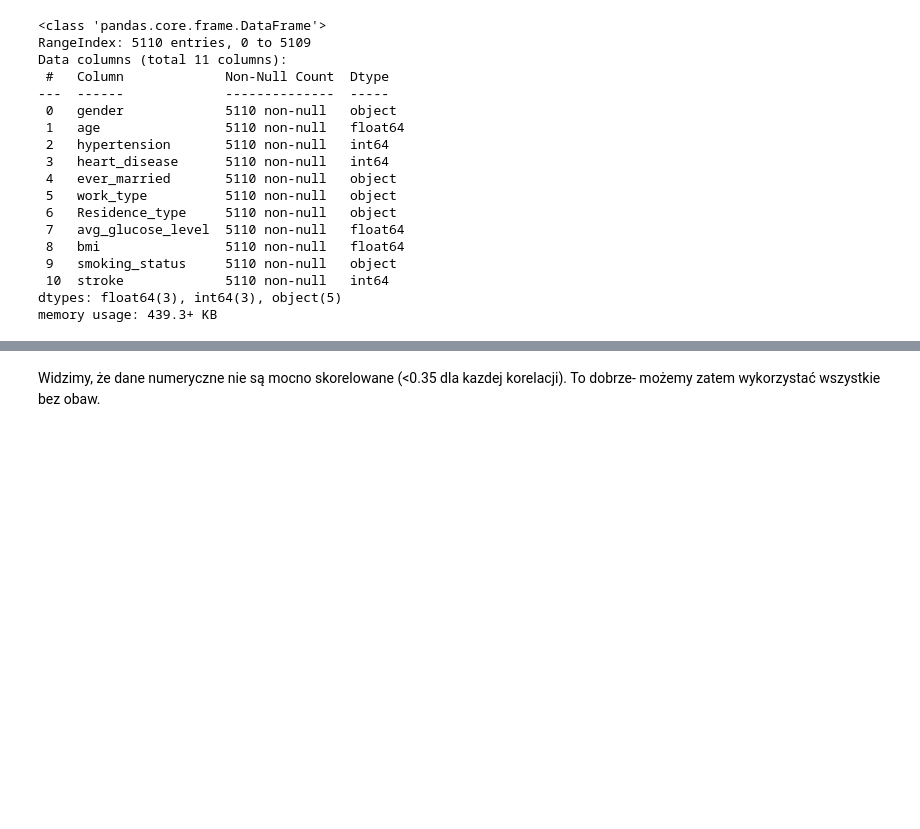
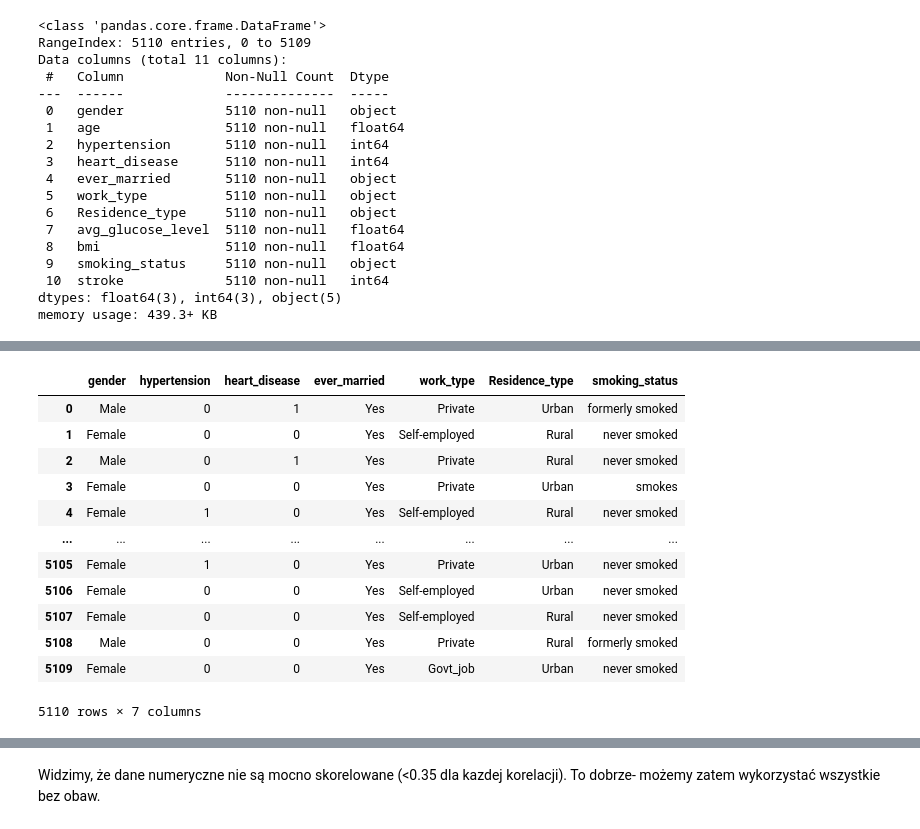
Before and after one commit to she3r/Projekt_PSI, a Jupyter notebook: Projekt zaliczeniowy/project.ipynb, the cells around one changed output, grey strips where cells are left out. Cells and saved outputs as stored; diff of their text form; code cells hidden in the pictures; blank space fills up the shorter version.

```diff
--- a/Projekt zaliczeniowy/project.ipynb
+++ b/Projekt zaliczeniowy/project.ipynb
@@ -154,0 +157,9 @@ numerical_data
+# %%
+# q1 = [0,np.quantile(data['age'],0.4),np.quantile(data['age'],0.65),np.quantile(data['age'],0.8),np.max(data['age'])]
+q2 = [0,np.quantile(data['avg_glucose_level'],0.3),np.quantile(data['avg_glucose_level'],0.6),np.quantile(data['avg_glucose_level'],0.8),np.max(data['avg_glucose_level'])]
+# q3 = [np.quantile(data['bmi'],0.20),np.median(data['bmi']),np.mean(data['bmi']),np.quantile(data['bmi'],0.85)]
+q3 = [0,np.quantile(data['bmi'],0.3),np.quantile(data['bmi'],0.6),np.quantile(data['bmi'],0.8),np.max(data['bmi'])]
+data['Age_bin'] = pd.cut(data['age'], bins=[0,12,20,60,120], labels=['Children','Teenage','Adult','Elder'])
+data['avg_glucose_level_bin'] = pd.cut(data['avg_glucose_level'], bins=q2, labels=['low_glucose_level','medium_glucose_level',
+                                                                                      'high_glucose_level','very_high_glucose_level'])
+data['bmi_bin'] = pd.cut(data['bmi'], bins=q3, labels=['low_bmi','medium_bmi','high_bmi','very_high_bmi'])
@@ -154,0 +184,21 @@ numerical_data
+# %%
+# sns.heatmap(numerical_data.corr(),annot=True,cmap='RdYlGn',linewidths=0.2) #data.corr() to correlation matrix
+# fig=plt.gcf()
+# fig.set_size_inches(20,12)
+# plt.show()
+categorical_data = data[['gender','hypertension','heart_disease','ever_married','work_type','Residence_type','smoking_status']]
+categorical_data
+# %% [output]
+|  | gender | hypertension | heart_disease | ever_married | work_type | Residence_type | smoking_status |
+| 0 | Male | 0 | 1 | Yes | Private | Urban | formerly smoked |
+| 1 | Female | 0 | 0 | Yes | Self-employed | Rural | never smoked |
+| 2 | Male | 0 | 1 | Yes | Private | Rural | never smoked |
+| 3 | Female | 0 | 0 | Yes | Private | Urban | smokes |
+| 4 | Female | 1 | 0 | Yes | Self-employed | Rural | never smoked |
+| ... | ... | ... | ... | ... | ... | ... | ... |
+| 5105 | Female | 1 | 0 | Yes | Private | Urban | never smoked |
+| 5106 | Female | 0 | 0 | Yes | Self-employed | Urban | never smoked |
+| 5107 | Female | 0 | 0 | Yes | Self-employed | Rural | never smoked |
+| 5108 | Male | 0 | 0 | Yes | Private | Rural | formerly smoked |
+| 5109 | Female | 0 | 0 | Yes | Govt_job | Urban | never smoked |
+5110 rows × 7 columns
```
Also changed, not shown: parts of 8 cells of this notebook.
